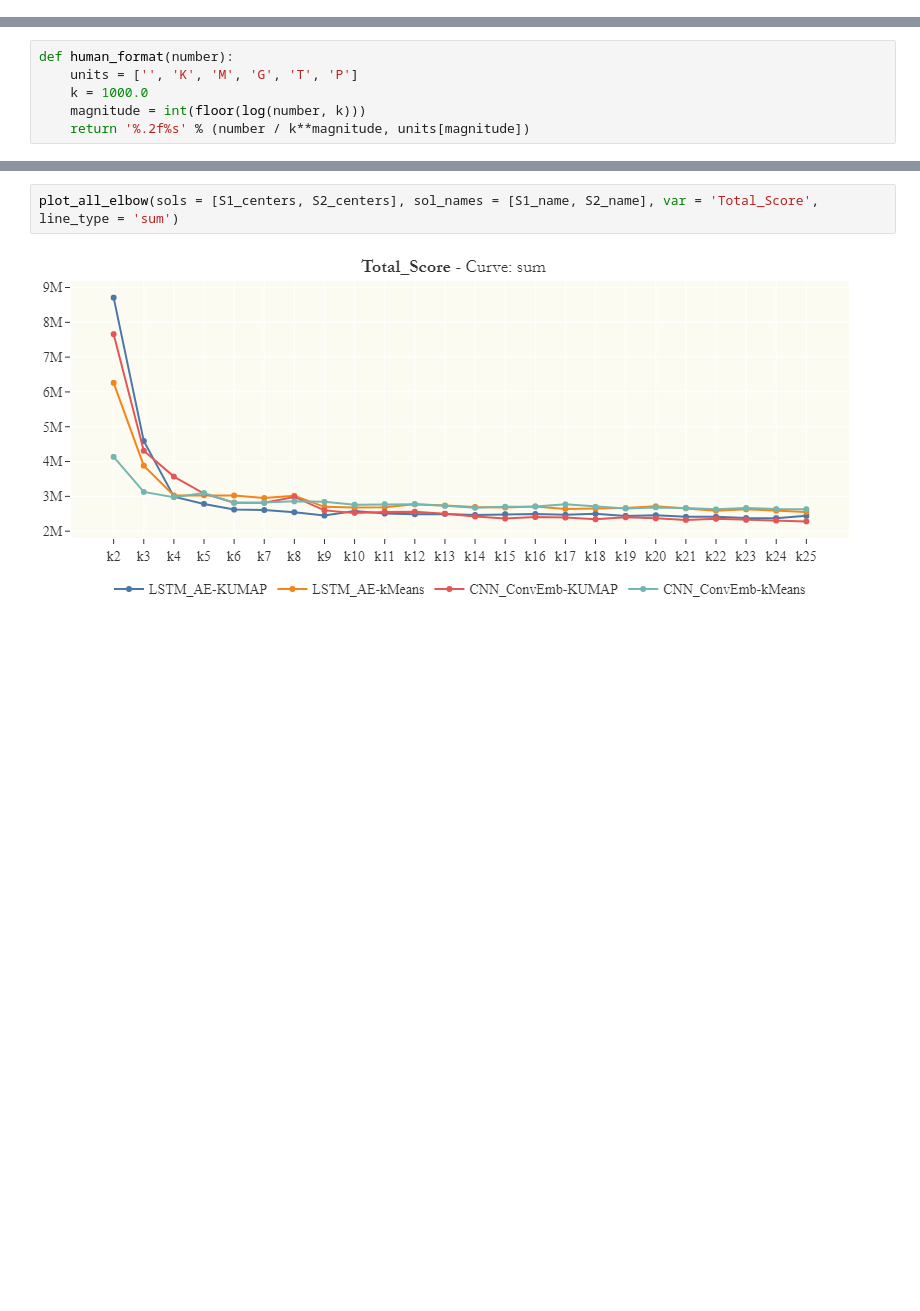
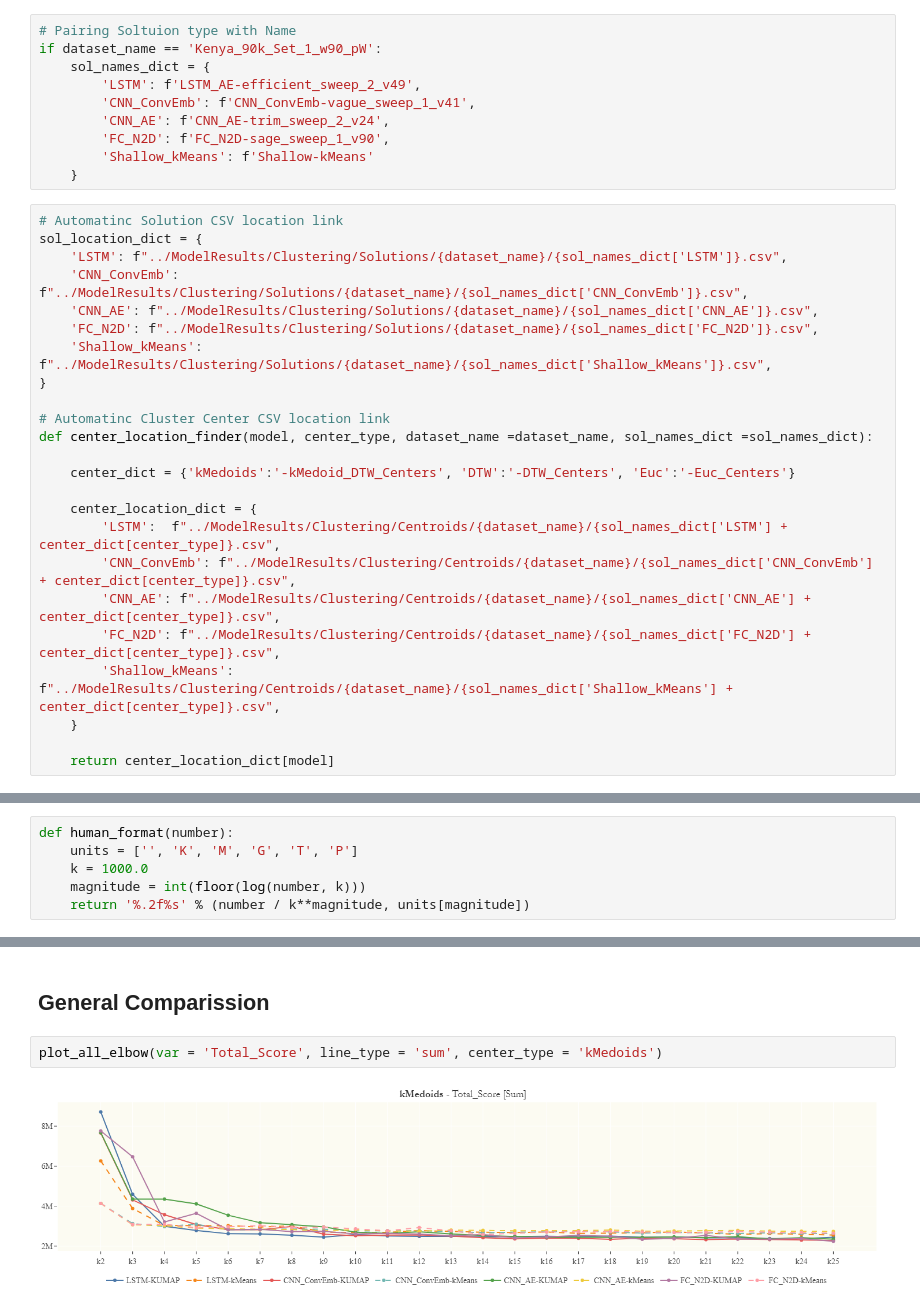
Before and after one commit to VascoPM/SHS-DeepClustering, a Jupyter notebook: Clustering_VisualInspection.ipynb, the cells around one changed output, grey strips where cells are left out. Saved outputs shown, nothing was run; the diff lists cells and outputs as text; blank space fills up the shorter version.

```diff
--- a/Clustering_VisualInspection.ipynb
+++ b/Clustering_VisualInspection.ipynb
@@ -33,4 +23,38 @@ S2_centers_location = f'../ModelResults/Clustering/Centroids/{dataset_name}/{S2_
 window_cols, window_len = Transform.retrive_window_col_names(dataset_name)
+# %%
+# Pairing Soltuion type with Name
+if dataset_name == 'Kenya_90k_Set_1_w90_pW':
+    sol_names_dict = {
+        'LSTM': f'LSTM_AE-efficient_sweep_2_v49',
+        'CNN_ConvEmb': f'CNN_ConvEmb-vague_sweep_1_v41',
+        'CNN_AE': f'CNN_AE-trim_sweep_2_v24',
+        'FC_N2D': f'FC_N2D-sage_sweep_1_v90',
+        'Shallow_kMeans': f'Shallow-kMeans'
+    }
+# %%
+# Automatinc Solution CSV location link
+sol_location_dict = {
+    'LSTM': f"../ModelResults/Clustering/Solutions/{dataset_name}/{sol_names_dict['LSTM']}.csv",
+    'CNN_ConvEmb': f"../ModelResults/Clustering/Solutions/{dataset_name}/{sol_names_dict['CNN_ConvEmb']}.csv",
+    'CNN_AE': f"../ModelResults/Clustering/Solutions/{dataset_name}/{sol_names_dict['CNN_AE']}.csv",
+    'FC_N2D': f"../ModelResults/Clustering/Solutions/{dataset_name}/{sol_names_dict['FC_N2D']}.csv",
+    'Shallow_kMeans': f"../ModelResults/Clustering/Solutions/{dataset_name}/{sol_names_dict['Shallow_kMeans']}.csv",
+}
+
+# Automatinc Cluster Center CSV location link
+def center_location_finder(model, center_type, dataset_name =dataset_name, sol_names_dict =sol_names_dict):
+
+    center_dict = {'kMedoids':'-kMedoid_DTW_Centers', 'DTW':'-DTW_Centers', 'Euc':'-Euc_Centers'}
+
+    center_location_dict = {
+        'LSTM':  f"../ModelResults/Clustering/Centroids/{dataset_name}/{sol_names_dict['LSTM'] + center_dict[center_type]}.csv",
+        'CNN_ConvEmb': f"../ModelResults/Clustering/Centroids/{dataset_name}/{sol_names_dict['CNN_ConvEmb'] + center_dict[center_type]}.csv",
+        'CNN_AE': f"../ModelResults/Clustering/Centroids/{dataset_name}/{sol_names_dict['CNN_AE'] + center_dict[center_type]}.csv",
+        'FC_N2D': f"../ModelResults/Clustering/Centroids/{dataset_name}/{sol_names_dict['FC_N2D'] + center_dict[center_type]}.csv",
+        'Shallow_kMeans': f"../ModelResults/Clustering/Centroids/{dataset_name}/{sol_names_dict['Shallow_kMeans'] + center_dict[center_type]}.csv",
+    }
+
+    return center_location_dict[model]
 # %% [markdown]
 ---
 # Data Imports
@@ -371,4 +413,6 @@ def plot_all_elbow(sols = [S1_centers, S2_centers], sol_names = [''], algs = ['K
+# %% [markdown]
+## General Comparission
 # %%
-plot_all_elbow(sols = [S1_centers, S2_centers], sol_names = [S1_name, S2_name], var = 'Total_Score', line_type = 'sum')
+plot_all_elbow(var = 'Total_Score', line_type = 'sum', center_type = 'kMedoids')
 # %% [output]
-[figure, old version]
+[figure, new version]
```
Also changed, not shown: parts of 30 cells of this notebook.
